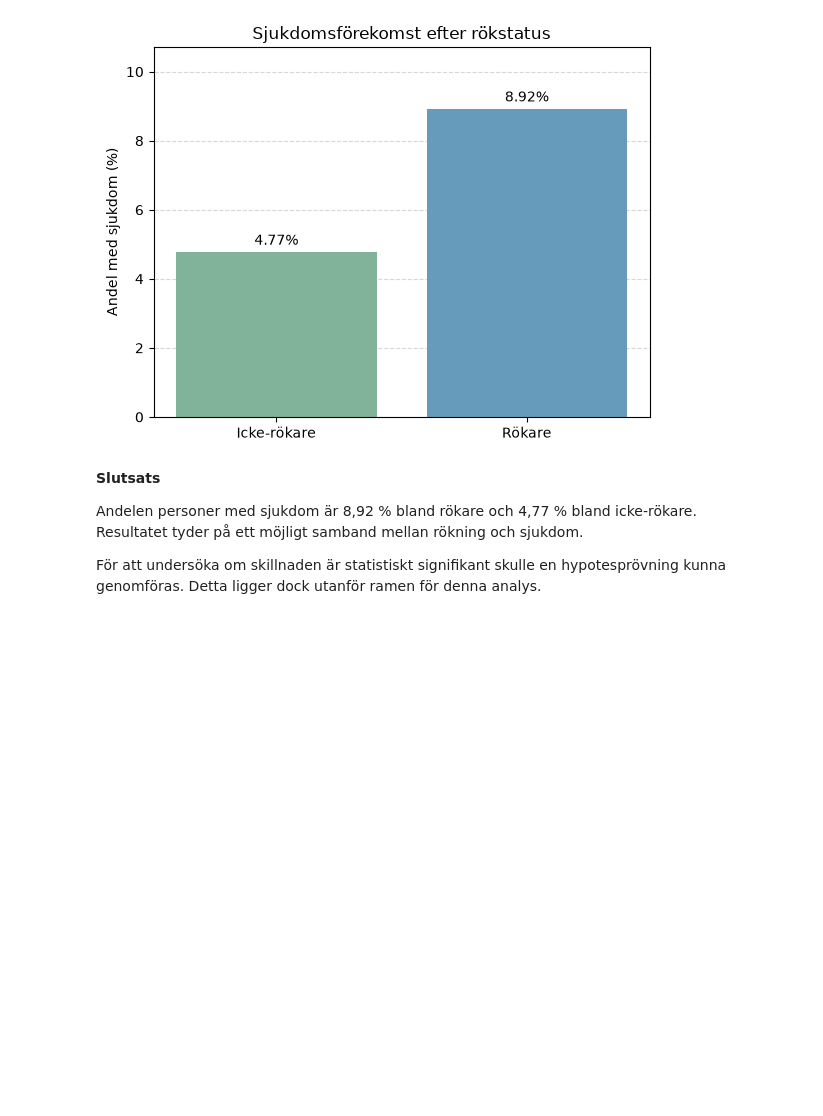
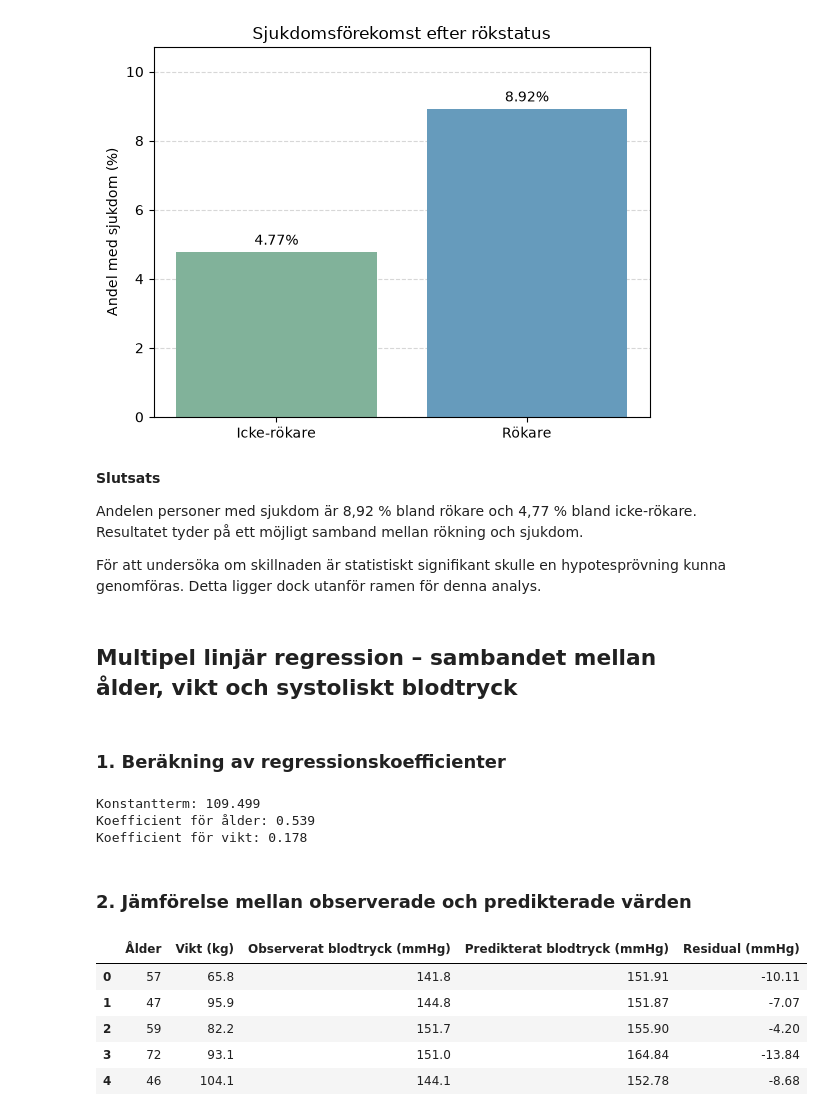
Before and after one commit to Dina-Zabirova/Health-Study, a Jupyter notebook: notebooks/report_del2.ipynb, the cells around one changed output. Cells and saved outputs as stored; diff of their text form; code cells hidden in the pictures; blank space fills up the shorter version.

```diff
--- a/notebooks/report_del2.ipynb
+++ b/notebooks/report_del2.ipynb
@@ -87,3 +89,45 @@ ett möjligt samband mellan rökning och sjukdom.
 För att undersöka om skillnaden är statistiskt
 signifikant skulle en hypotesprövning kunna genomföras.
 Detta ligger dock utanför ramen för denna analys.
+# %% [markdown]
+## Multipel linjär regression – sambandet mellan ålder, vikt och systoliskt blodtryck
+# %% [markdown]
+### 1. Beräkning av regressionskoefficienter
+# %%
+from src.regression import multiple_linear_regression
+
+x_values = df[["age", "weight"]].to_numpy()
+y_values = df["systolic_bp"].to_numpy()
+
+beta = multiple_linear_regression(x_values, y_values)
+
+print(f"Konstantterm: {beta[0]:.3f}")
+print(f"Koefficient för ålder: {beta[1]:.3f}")
+print(f"Koefficient för vikt: {beta[2]:.3f}")
+# %% [output]
+Konstantterm: 109.499
+Koefficient för ålder: 0.539
+Koefficient för vikt: 0.178
+# %% [markdown]
+### 2. Jämförelse mellan observerade och predikterade värden
+# %%
+from src.regression import predict
+
+y_pred = predict(x_values, beta)
+
+comparison = pd.DataFrame({
+    "Ålder": df["age"],
+    "Vikt (kg)": df["weight"],
+    "Observerat blodtryck (mmHg)": y_values,
+    "Predikterat blodtryck (mmHg)": y_pred,
+    "Residual (mmHg)": y_values - y_pred
+})
+
+comparison.head().round(2)
+# %% [output]
+|  | Ålder | Vikt (kg) | Observerat blodtryck (mmHg) | Predikterat blodtryck (mmHg) | Residual (mmHg) |
+| 0 | 57 | 65.8 | 141.8 | 151.91 | -10.11 |
+| 1 | 47 | 95.9 | 144.8 | 151.87 | -7.07 |
+| 2 | 59 | 82.2 | 151.7 | 155.90 | -4.20 |
+| 3 | 72 | 93.1 | 151.0 | 164.84 | -13.84 |
+| 4 | 46 | 104.1 | 144.1 | 152.78 | -8.68 |
```
Also changed, not shown: parts of 7 cells of this notebook, 2 other files.
